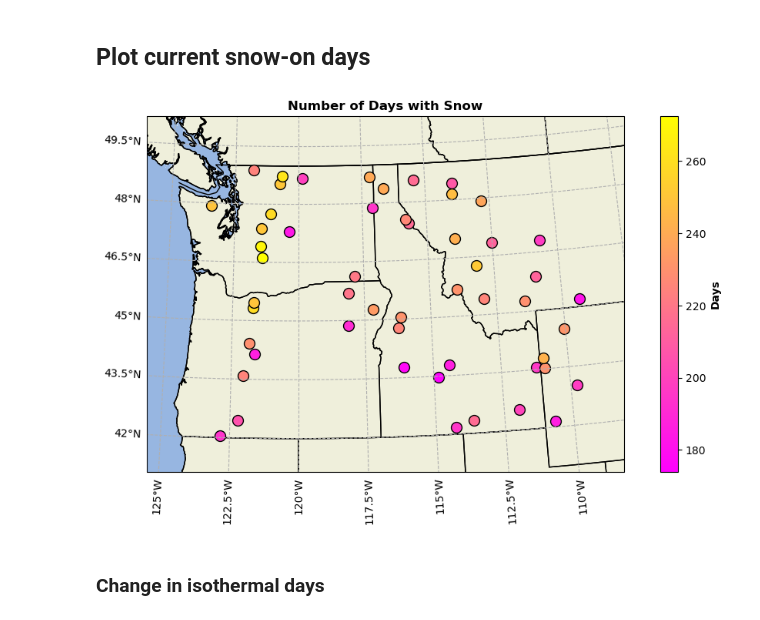
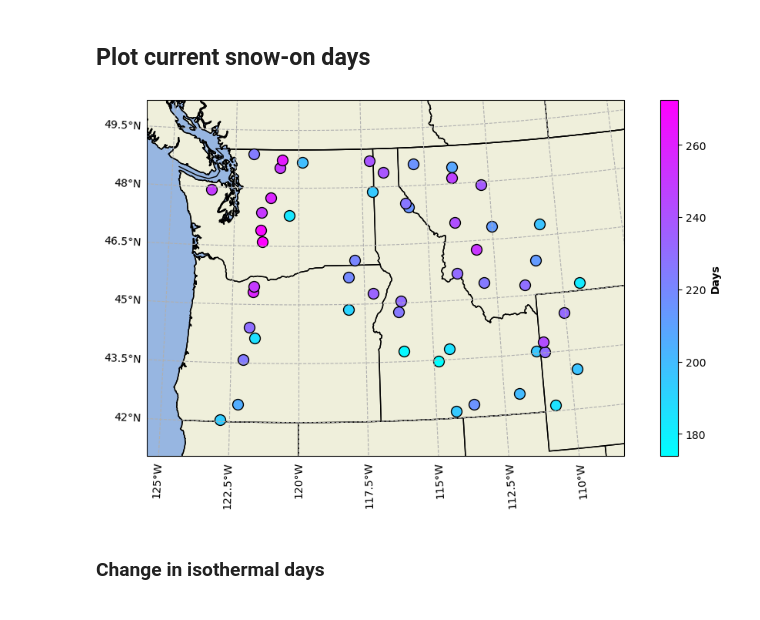
Before and after one commit to clinton-alden/summa_icelayers, a Jupyter notebook: analysis/05_all_site_crust_summary.ipynb, the cells around one changed output. Saved outputs shown, nothing was run; the diff lists cells and outputs as text; code cells hidden in the pictures.

```diff
--- a/analysis/05_all_site_crust_summary.ipynb
+++ b/analysis/05_all_site_crust_summary.ipynb
@@ -281,7 +287,8 @@ comparison_run = '+2K'  # Example comparison run
 
 # Calculate 'percent_crust_days' for 'current' and '+2K'
 ds['percent_crust_days'] = ds['crusts_binary'] / ds['snow_on'] * 100
-ds_percent_crusts = ds['crusts_binary'].sel(model_run='current').mean(dim='time')/24
+ds_percent_crusts = ds['percent_crust_days']
+# ds_percent_crusts = ds['crusts_binary'].sel(model_run='current').mean(dim='time')/24
 
 # Calculate the average percent crust days for the 'current' and 'comparison_run' model runs
 ds_avg_current = ds['percent_crust_days'].sel(model_run='current').mean(dim='time')
@@ -292,7 +299,7 @@ ds_diff = ds_avg_comparison - ds_avg_current
 
 # Ensure ds_diff is an xarray.DataArray
 ds_diff = ds_diff.to_dataset(name='percent_crust_days_diff')
-ds_percent_crusts = ds_percent_crusts.to_dataset(name='crusts_binary')
+ds_percent_crusts = ds_percent_crusts.to_dataset(name='percent_crust_days')
 
 
 # Convert the Dataset to a DataFrame
@@ -307,6 +314,6 @@ df_merged = pd.merge(df_merged, df_percent_crusts, left_on='site_name', right_on
 df_merged.replace([np.inf, -np.inf], np.nan, inplace=True)
 
 # Drop rows with NaN values
-df_merged.dropna(subset=['crusts_binary', 'percent_crust_days_diff'], inplace=True)
+df_merged.dropna(subset=['percent_crust_days', 'percent_crust_days_diff'], inplace=True)
 # %%
 # Calculate vmin and vmax for each plot
@@ -491,7 +520,7 @@ df_merged = pd.merge(sntls, df_diff, left_on='site_name', right_on='site', how='
 
 # Normalize the 'percent_crust_days' column for color mapping
 norm = matplotlib.colors.Normalize(vmin=ds_diff.min(), vmax=ds_diff.max())
-colormap = matplotlib.cm.get_cmap('spring')
+colormap = matplotlib.cm.get_cmap('cool')
 
 # Create a map centered around the mean coordinates
 fig = plt.figure(figsize=(12, 6))
@@ -505,35 +534,35 @@ ax.add_feature(cfeature.COASTLINE)
 ax.add_feature(cfeature.BORDERS)
 ax.add_feature(cfeature.STATES)  # Add state boundaries
 
 # Add the points as arrows
 for idx, row in df_merged.iterrows():
     if pd.notna(row['snow_on']):
         color = matplotlib.colors.to_hex(colormap(norm(row['snow_on'])))
         # marker = '^' if row['snow_on'] > 0 else 'v'
         size = np.abs(row['snow_on']) * 0.5 # Adjust the scaling factor as needed
         ax.plot(row['lon'], row['lat'], marker='o', color=color, markersize=10, markeredgecolor='k', transform=ccrs.PlateCarree())
 
 # Create a colorbar
 sm = plt.cm.ScalarMappable(cmap=colormap, norm=norm)
 sm.set_array([])
 # Create the colorbar and set the label with bold font weight
 cbar = fig.colorbar(sm, ax=ax, orientation='vertical')
 cbar.set_label('Days', fontweight='bold')
 
 
 # Add x and y ticks for lon and lat
 gl = ax.gridlines(crs=ccrs.PlateCarree(), draw_labels=True, ls='--')
 gl.top_labels = False
 gl.right_labels = False
 gl.xformatter = gridliner.LONGITUDE_FORMATTER
 gl.yformatter = gridliner.LATITUDE_FORMATTER
 
-ax.set_title(f'Number of Days with Snow', fontweight='bold')
+# ax.set_title(f'Number of Days with Snow', fontweight='bold')
 
 # Show the map
 plt.show()
 # %% [output]
-[figure, old version]
+[figure, new version]
 # %% [markdown]
 ### Change in isothermal days
 # %%
```
Also changed, not shown: parts of 13 cells of this notebook, 6 other files.
